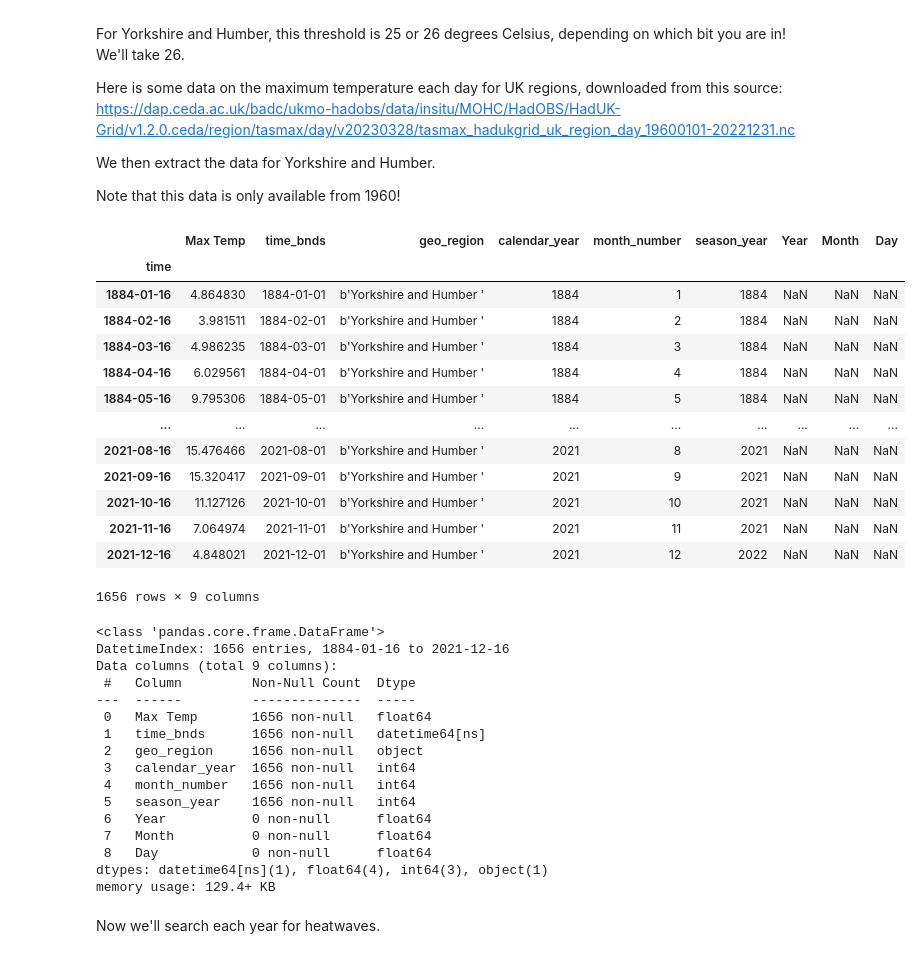
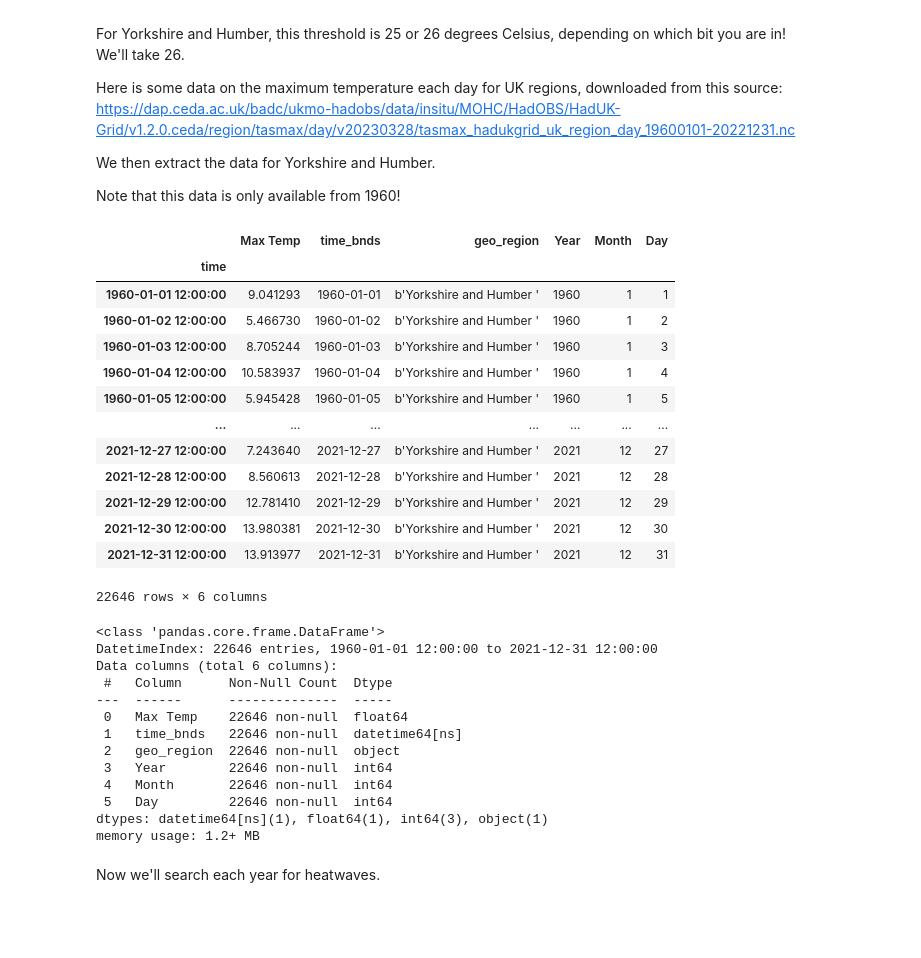
Before and after one commit to omariosc/comp5712-p4ds-group-project, a Jupyter notebook: A3_Data_Analysis_Project.ipynb, the cells around one changed output. Saved outputs shown, nothing was run; the diff lists cells and outputs as text; code cells hidden in the pictures; blank space fills up the shorter version.

```diff
--- a/A3_Data_Analysis_Project.ipynb
+++ b/A3_Data_Analysis_Project.ipynb
@@ -1174,45 +1174,42 @@ temp_max_daily = xr.open_dataset('tempsss.nc')
 # %%
 df_tmax = temp_max_daily.to_dataframe()
 df_yorks_temp_max = df_tmax.xs(12, level = "region").xs(0,level = "bnds")
 df_yorks_temp_max["Year"] = df_yorks["time_bnds"].dt.year
 df_yorks_temp_max["Month"] = df_yorks["time_bnds"].dt.month
 df_yorks_temp_max["Day"] = df_yorks["time_bnds"].dt.day
-df_yorks_temp_max.rename(columns = {"tas":"Max Temp"}, inplace = True) # renamed because of different dataset
+df_yorks_temp_max.rename(columns = {"tasmax":"Max Temp"}, inplace = True) # renamed because of different dataset
 display(df_yorks_temp_max)
 # %% [output]
-|  | Max Temp | time_bnds | geo_region | calendar_year | month_number | season_year | Year | Month | Day |
-| time |  |  |  |  |  |  |  |  |  |
-| 1884-01-16 | 4.864830 | 1884-01-01 | b'Yorkshire and Humber ' | 1884 | 1 | 1884 | NaN | NaN | NaN |
-| 1884-02-16 | 3.981511 | 1884-02-01 | b'Yorkshire and Humber ' | 1884 | 2 | 1884 | NaN | NaN | NaN |
-| 1884-03-16 | 4.986235 | 1884-03-01 | b'Yorkshire and Humber ' | 1884 | 3 | 1884 | NaN | NaN | NaN |
-| 1884-04-16 | 6.029561 | 1884-04-01 | b'Yorkshire and Humber ' | 1884 | 4 | 1884 | NaN | NaN | NaN |
-| 1884-05-16 | 9.795306 | 1884-05-01 | b'Yorkshire and Humber ' | 1884 | 5 | 1884 | NaN | NaN | NaN |
-| ... | ... | ... | ... | ... | ... | ... | ... | ... | ... |
-| 2021-08-16 | 15.476466 | 2021-08-01 | b'Yorkshire and Humber ' | 2021 | 8 | 2021 | NaN | NaN | NaN |
-| 2021-09-16 | 15.320417 | 2021-09-01 | b'Yorkshire and Humber ' | 2021 | 9 | 2021 | NaN | NaN | NaN |
-| 2021-10-16 | 11.127126 | 2021-10-01 | b'Yorkshire and Humber ' | 2021 | 10 | 2021 | NaN | NaN | NaN |
-| 2021-11-16 | 7.064974 | 2021-11-01 | b'Yorkshire and Humber ' | 2021 | 11 | 2021 | NaN | NaN | NaN |
-| 2021-12-16 | 4.848021 | 2021-12-01 | b'Yorkshire and Humber ' | 2021 | 12 | 2022 | NaN | NaN | NaN |
+|  | Max Temp | time_bnds | geo_region | Year | Month | Day |
+| time |  |  |  |  |  |  |
+| 1960-01-01 12:00:00 | 9.041293 | 1960-01-01 | b'Yorkshire and Humber ' | 1960 | 1 | 1 |
+| 1960-01-02 12:00:00 | 5.466730 | 1960-01-02 | b'Yorkshire and Humber ' | 1960 | 1 | 2 |
+| 1960-01-03 12:00:00 | 8.705244 | 1960-01-03 | b'Yorkshire and Humber ' | 1960 | 1 | 3 |
+| 1960-01-04 12:00:00 | 10.583937 | 1960-01-04 | b'Yorkshire and Humber ' | 1960 | 1 | 4 |
+| 1960-01-05 12:00:00 | 5.945428 | 1960-01-05 | b'Yorkshire and Humber ' | 1960 | 1 | 5 |
+| ... | ... | ... | ... | ... | ... | ... |
+| 2021-12-27 12:00:00 | 7.243640 | 2021-12-27 | b'Yorkshire and Humber ' | 2021 | 12 | 27 |
+| 2021-12-28 12:00:00 | 8.560613 | 2021-12-28 | b'Yorkshire and Humber ' | 2021 | 12 | 28 |
+| 2021-12-29 12:00:00 | 12.781410 | 2021-12-29 | b'Yorkshire and Humber ' | 2021 | 12 | 29 |
+| 2021-12-30 12:00:00 | 13.980381 | 2021-12-30 | b'Yorkshire and Humber ' | 2021 | 12 | 30 |
+| 2021-12-31 12:00:00 | 13.913977 | 2021-12-31 | b'Yorkshire and Humber ' | 2021 | 12 | 31 |
-1656 rows × 9 columns
+22646 rows × 6 columns
 # %%
 df_yorks_temp_max.info()
 # %% [output]
 <class 'pandas.core.frame.DataFrame'>
-DatetimeIndex: 1656 entries, 1884-01-16 to 2021-12-16
-Data columns (total 9 columns):
- #   Column         Non-Null Count  Dtype
----  ------         --------------  -----
- 0   Max Temp       1656 non-null   float64
- 1   time_bnds      1656 non-null   datetime64[ns]
- 2   geo_region     1656 non-null   object
- 3   calendar_year  1656 non-null   int64
- 4   month_number   1656 non-null   int64
- 5   season_year    1656 non-null   int64
- 6   Year           0 non-null      float64
- 7   Month          0 non-null      float64
- 8   Day            0 non-null      float64
-dtypes: datetime64[ns](1), float64(4), int64(3), object(1)
-memory usage: 129.4+ KB
+DatetimeIndex: 22646 entries, 1960-01-01 12:00:00 to 2021-12-31 12:00:00
+Data columns (total 6 columns):
+ #   Column      Non-Null Count  Dtype
+---  ------      --------------  -----
+ 0   Max Temp    22646 non-null  float64
+ 1   time_bnds   22646 non-null  datetime64[ns]
+ 2   geo_region  22646 non-null  object
+ 3   Year        22646 non-null  int64
+ 4   Month       22646 non-null  int64
+ 5   Day         22646 non-null  int64
+dtypes: datetime64[ns](1), float64(1), int64(3), object(1)
+memory usage: 1.2+ MB
 # %% [markdown]
 Now we'll search each year for heatwaves.
 # %%
```
Also changed, not shown: parts of 6 cells of this notebook.
